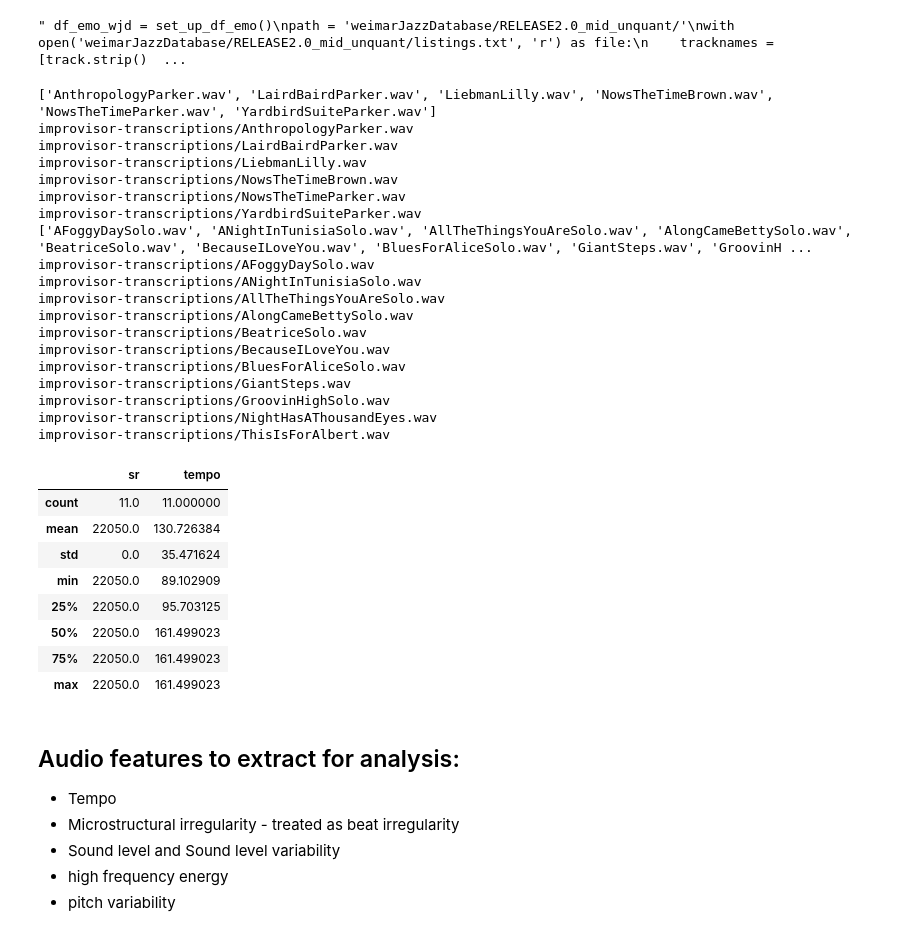
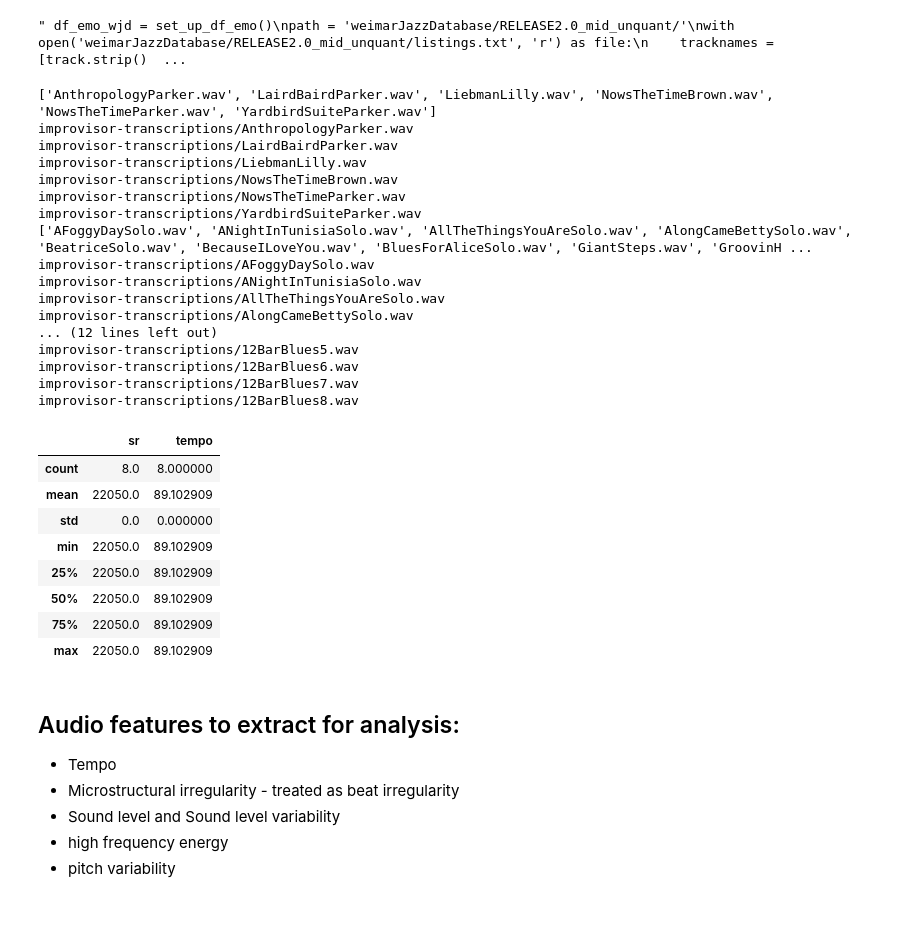
Before and after one commit to annajordanous/emovectors, a Jupyter notebook: emovec.ipynb, the cells around one changed output. Drawn from its saved outputs; the diff is of its cells as text; code cells hidden in the pictures.

Commit message:
improving results presentation and adding fourth dataset

```diff
--- a/emovec.ipynb
+++ b/emovec.ipynb
@@ -125,54 +129,61 @@ df_emo_wjd.describe '''
 # %% [output]
 " df_emo_wjd = set_up_df_emo()\npath = 'weimarJazzDatabase/RELEASE2.0_mid_unquant/'\nwith open('weimarJazzDatabase/RELEASE2.0_mid_unquant/listings.txt', 'r') as file:\n    tracknames = [track.strip()  ...
 # %%
-df_emo_iv = set_up_df_emo()
+df_emo_iv_famous = set_up_df_emo()
 df_emo_iv_bob = set_up_df_emo()
+df_emo_iv_iv = set_up_df_emo()
 
 path = 'improvisor-transcriptions/'
 # original transcriptions
 with open('improvisor-transcriptions/listings.txt', 'r') as file:
     tracknames = [track.strip() for track in file]
 print(tracknames)
-readin_data(path, tracknames, df_emo_iv, False)
+readin_data(path, tracknames, df_emo_iv_famous, False)
 
 # bob transcriptions
 with open('improvisor-transcriptions/listings3.txt', 'r') as file:
     tracknames = [track.strip() for track in file]
 print(tracknames)
 readin_data(path, tracknames, df_emo_iv_bob, False)
 
+# impro-visor transcriptions
+tracknames = []
+for i in range(1, 9):
+    tracknames.append('12BarBlues'+str(i)+'.wav')
+print(tracknames)
+readin_data(path, tracknames, df_emo_iv_iv, False)
 
-df_emo_iv.describe()
+
+df_emo_iv_famous.describe()
 df_emo_iv_bob.describe()
+df_emo_iv_iv.describe()
 # %% [output]
 ['AnthropologyParker.wav', 'LairdBairdParker.wav', 'LiebmanLilly.wav', 'NowsTheTimeBrown.wav', 'NowsTheTimeParker.wav', 'YardbirdSuiteParker.wav']
 improvisor-transcriptions/AnthropologyParker.wav
 improvisor-transcriptions/LairdBairdParker.wav
 improvisor-transcriptions/LiebmanLilly.wav
 improvisor-transcriptions/NowsTheTimeBrown.wav
 improvisor-transcriptions/NowsTheTimeParker.wav
 improvisor-transcriptions/YardbirdSuiteParker.wav
 ['AFoggyDaySolo.wav', 'ANightInTunisiaSolo.wav', 'AllTheThingsYouAreSolo.wav', 'AlongCameBettySolo.wav', 'BeatriceSolo.wav', 'BecauseILoveYou.wav', 'BluesForAliceSolo.wav', 'GiantSteps.wav', 'GroovinH ...
 improvisor-transcriptions/AFoggyDaySolo.wav
 improvisor-transcriptions/ANightInTunisiaSolo.wav
 improvisor-transcriptions/AllTheThingsYouAreSolo.wav
 improvisor-transcriptions/AlongCameBettySolo.wav
-improvisor-transcriptions/BeatriceSolo.wav
-improvisor-transcriptions/BecauseILoveYou.wav
-improvisor-transcriptions/BluesForAliceSolo.wav
-improvisor-transcriptions/GiantSteps.wav
-improvisor-transcriptions/GroovinHighSolo.wav
-improvisor-transcriptions/NightHasAThousandEyes.wav
-improvisor-transcriptions/ThisIsForAlbert.wav
+... (12 lines left out)
+improvisor-transcriptions/12BarBlues5.wav
+improvisor-transcriptions/12BarBlues6.wav
+improvisor-transcriptions/12BarBlues7.wav
+improvisor-transcriptions/12BarBlues8.wav
 |  | sr | tempo |
-| count | 11.0 | 11.000000 |
-| mean | 22050.0 | 130.726384 |
-| std | 0.0 | 35.471624 |
+| count | 8.0 | 8.000000 |
+| mean | 22050.0 | 89.102909 |
+| std | 0.0 | 0.000000 |
 | min | 22050.0 | 89.102909 |
-| 25% | 22050.0 | 95.703125 |
-| 50% | 22050.0 | 161.499023 |
-| 75% | 22050.0 | 161.499023 |
-| max | 22050.0 | 161.499023 |
+| 25% | 22050.0 | 89.102909 |
+| 50% | 22050.0 | 89.102909 |
+| 75% | 22050.0 | 89.102909 |
+| max | 22050.0 | 89.102909 |
 # %% [markdown]
 ## Audio features to extract for analysis:
 
```
Also changed, not shown: parts of 29 cells of this notebook, 9 other files.
